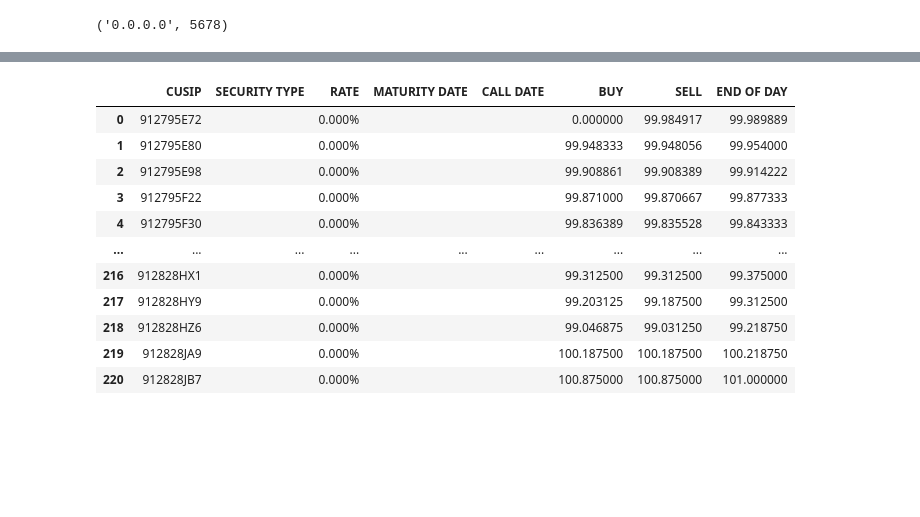
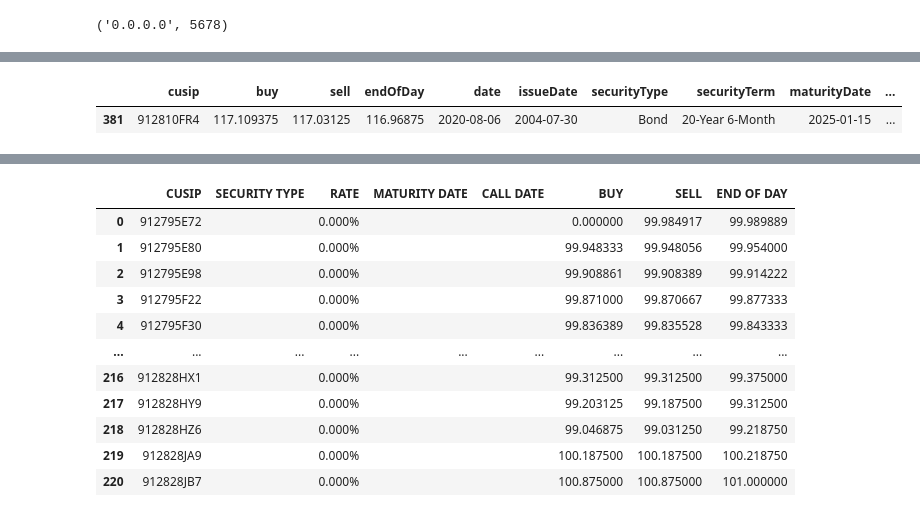
Before and after one commit to xyise/ust, a Jupyter notebook: np_us_treasury.ipynb, the cells around one changed output, grey strips where cells are left out. Cells and saved outputs as stored; diff of their text form; code cells hidden in the pictures; blank space fills up the shorter version.

```diff
--- a/np_us_treasury.ipynb
+++ b/np_us_treasury.ipynb
@@ -49,0 +60,5 @@ for dt in date_range:
+# %%
+df[df['securityTerm'] == '20-Year 6-Month']
+# %% [output]
+|  | cusip | buy | sell | endOfDay | date | issueDate | securityType | securityTerm | maturityDate | ... |
+| 381 | 912810FR4 | 117.109375 | 117.03125 | 116.96875 | 2020-08-06 | 2004-07-30 | Bond | 20-Year 6-Month | 2025-01-15 | ... |
```
Also changed, not shown: parts of 7 cells of this notebook, 4 other files.
